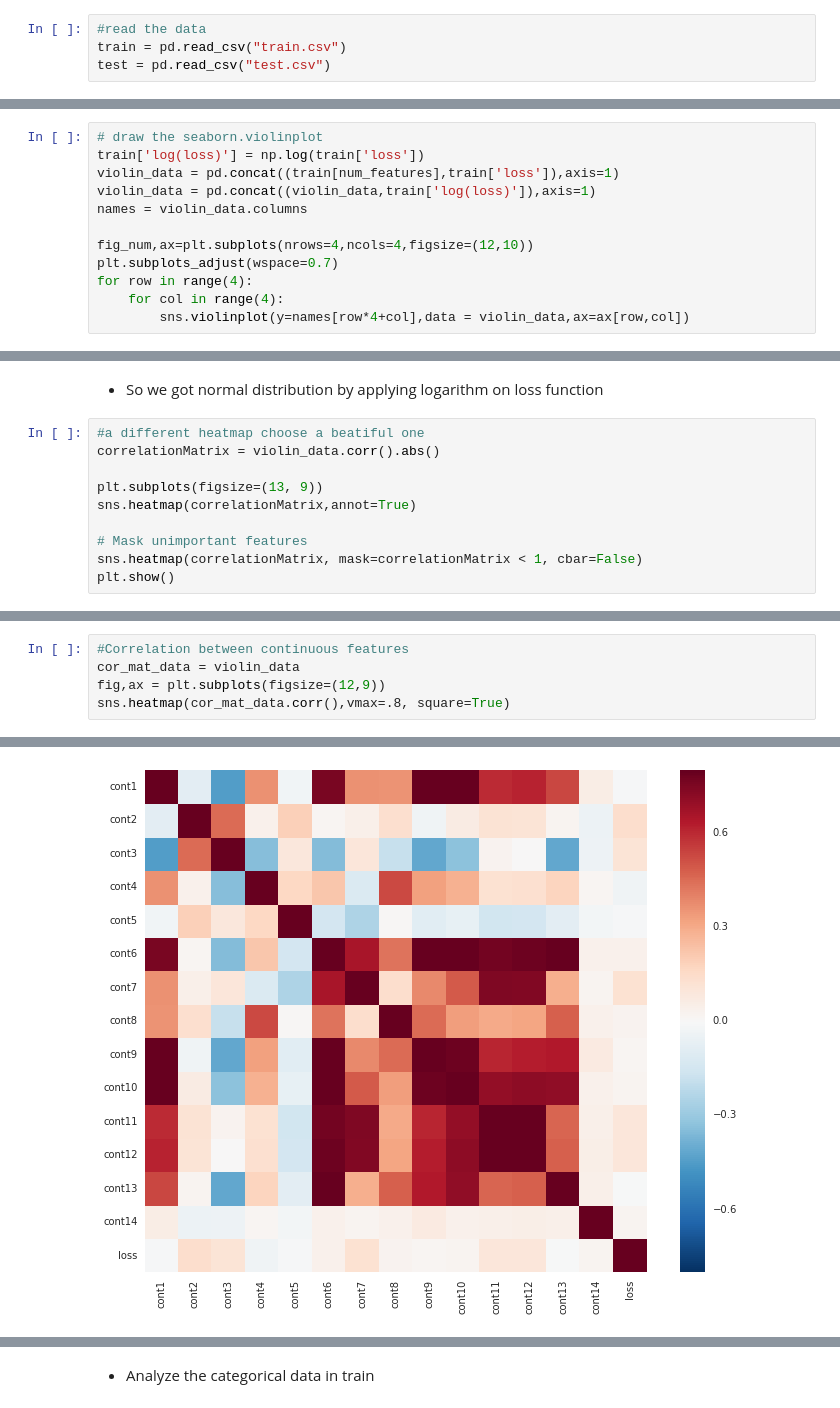
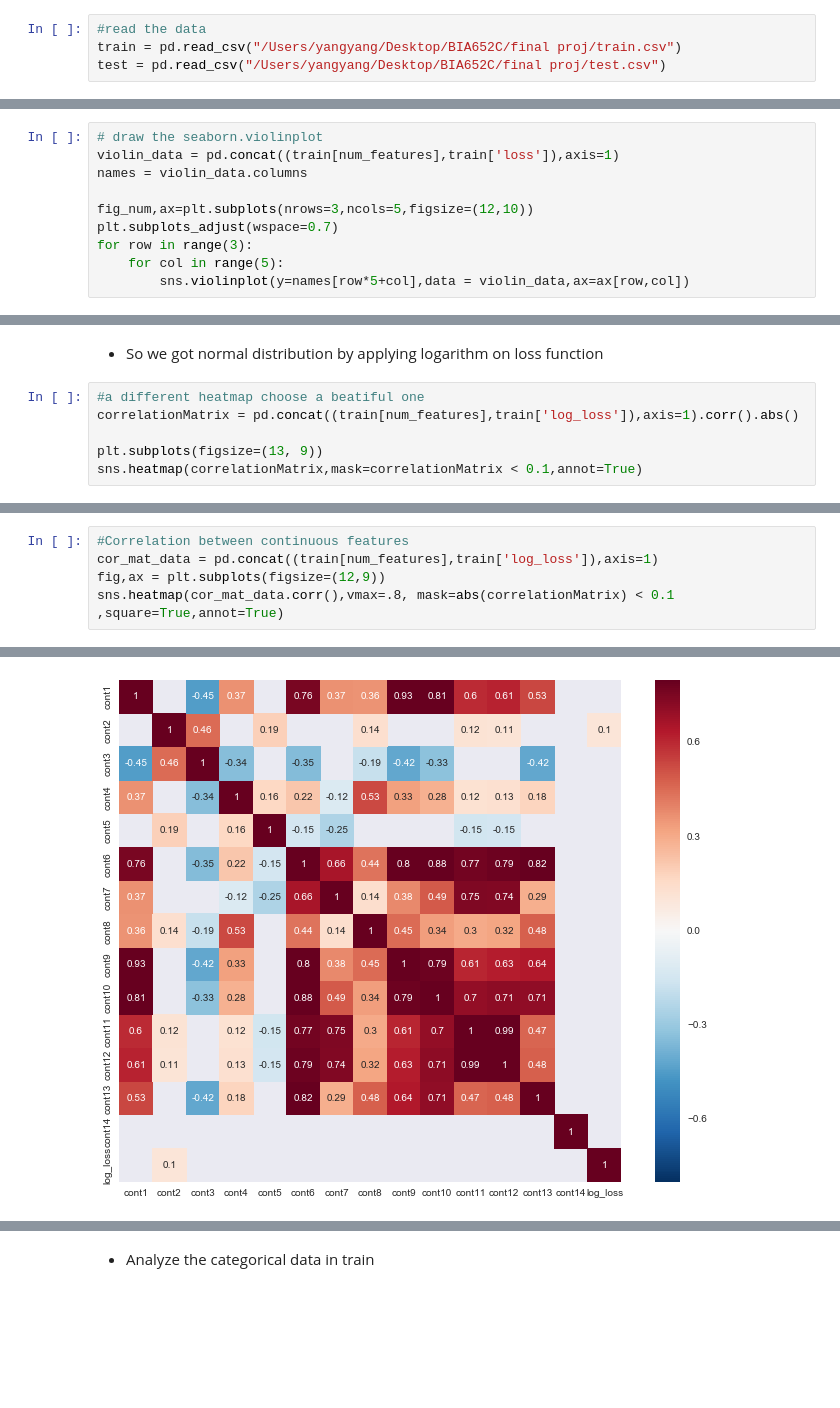
Before and after one commit to yanyang729/652_final_project_kaggle_allstate, a Jupyter notebook: kaggle.ipynb, the cells around one changed output, grey strips where cells are left out. Drawn from its saved outputs; the diff is of its cells as text; blank space fills up the shorter version.

```diff
--- a/kaggle.ipynb
+++ b/kaggle.ipynb
@@ -18,8 +18,8 @@ pd.set_option('display.max_columns',None) #display all columns
 %matplotlib inline
 # %%
 #read the data
-train = pd.read_csv("train.csv")
-test = pd.read_csv("test.csv")
+train = pd.read_csv("/Users/yangyang/Desktop/BIA652C/final proj/train.csv")
+test = pd.read_csv("/Users/yangyang/Desktop/BIA652C/final proj/test.csv")
 # %%
 #Check the null value in train data
 print("Number of missing values in train:",train.isnull().sum().sum())
@@ -79,14 +79,12 @@ train.describe()
 | max | 587633.000000 | 0.984975 | 0.862654 | 0.944251 | 0.954297 | 0.983674 | 0.997162 | 1.000000 | 0.980200 | 0.995400 | 0.994980 | ... |
 # %%
 # draw the seaborn.violinplot
-train['log(loss)'] = np.log(train['loss'])
 violin_data = pd.concat((train[num_features],train['loss']),axis=1)
-violin_data = pd.concat((violin_data,train['log(loss)']),axis=1)
 names = violin_data.columns
 
-fig_num,ax=plt.subplots(nrows=4,ncols=4,figsize=(12,10))
+fig_num,ax=plt.subplots(nrows=3,ncols=5,figsize=(12,10))
 plt.subplots_adjust(wspace=0.7)
-for row in range(4):
-    for col in range(4):
-        sns.violinplot(y=names[row*4+col],data = violin_data,ax=ax[row,col])
+for row in range(3):
+    for col in range(5):
+        sns.violinplot(y=names[row*5+col],data = violin_data,ax=ax[row,col])
 # %% [output]
@@ -138,12 +119,8 @@ plt.show()
 - So we got normal distribution by applying logarithm on loss function
 # %%
 #a different heatmap choose a beatiful one
-correlationMatrix = violin_data.corr().abs()
+correlationMatrix = pd.concat((train[num_features],train['log_loss']),axis=1).corr().abs()
 
 plt.subplots(figsize=(13, 9))
-sns.heatmap(correlationMatrix,annot=True)
-
-# Mask unimportant features
-sns.heatmap(correlationMatrix, mask=correlationMatrix < 1, cbar=False)
-plt.show()
+sns.heatmap(correlationMatrix,mask=correlationMatrix < 0.1,annot=True)
 # %% [output]
@@ -151,8 +129,8 @@ plt.show()
 # %%
 #Correlation between continuous features
-cor_mat_data = violin_data
+cor_mat_data = pd.concat((train[num_features],train['log_loss']),axis=1)
 fig,ax = plt.subplots(figsize=(12,9))
-sns.heatmap(cor_mat_data.corr(),vmax=.8, square=True)
+sns.heatmap(cor_mat_data.corr(),vmax=.8, mask=abs(correlationMatrix) < 0.1 ,square=True,annot=True)
 # %% [output]
 <matplotlib.axes._subplots.AxesSubplot at 0x...>
-[figure, old version]
+[figure, new version]
```
Also changed, not shown: parts of 8 cells of this notebook.
